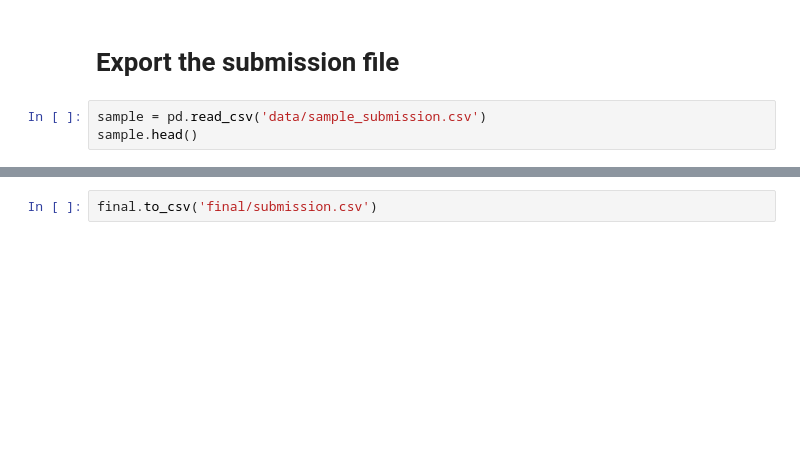
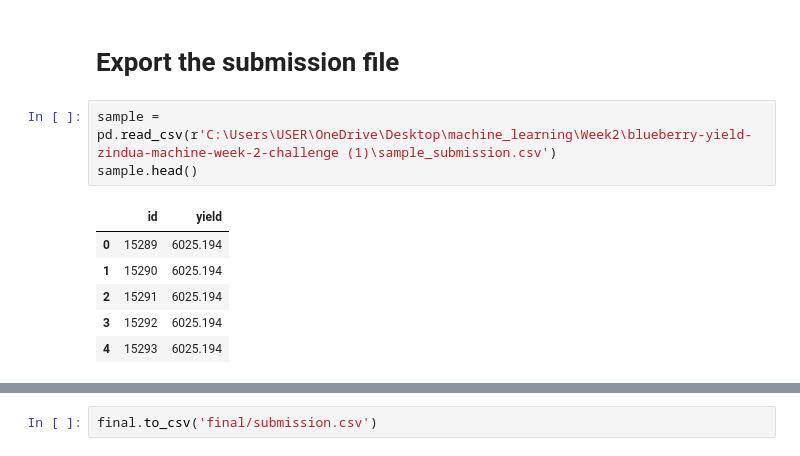
Before and after one commit to kibosivy/ML1, a Jupyter notebook: Week2/modelpredict.ipynb, the cells around one changed output, grey strips where cells are left out. Drawn from its saved outputs; the diff is of its cells as text; blank space fills up the shorter version.

Commit message:
Week 2 assignment

```diff
--- a/Week2/modelpredict.ipynb
+++ b/Week2/modelpredict.ipynb
@@ -41,8 +46,15 @@ y_pred.shape
 # %% [markdown]
 # Export the submission file
 # %%
-sample = pd.read_csv('data/sample_submission.csv')
+sample = pd.read_csv(r'C:\Users\USER\OneDrive\Desktop\machine_learning\Week2\blueberry-yield-zindua-machine-week-2-challenge (1)\sample_submission.csv')
 sample.head()
+# %% [output]
+|  | id | yield |
+| 0 | 15289 | 6025.194 |
+| 1 | 15290 | 6025.194 |
+| 2 | 15291 | 6025.194 |
+| 3 | 15292 | 6025.194 |
+| 4 | 15293 | 6025.194 |
 # %%
 final = pd.DataFrame(test['id'],columns=['id'])
 final['yield'] = y_pred
```
Also changed, not shown: parts of 7 cells of this notebook, 7 other files.
